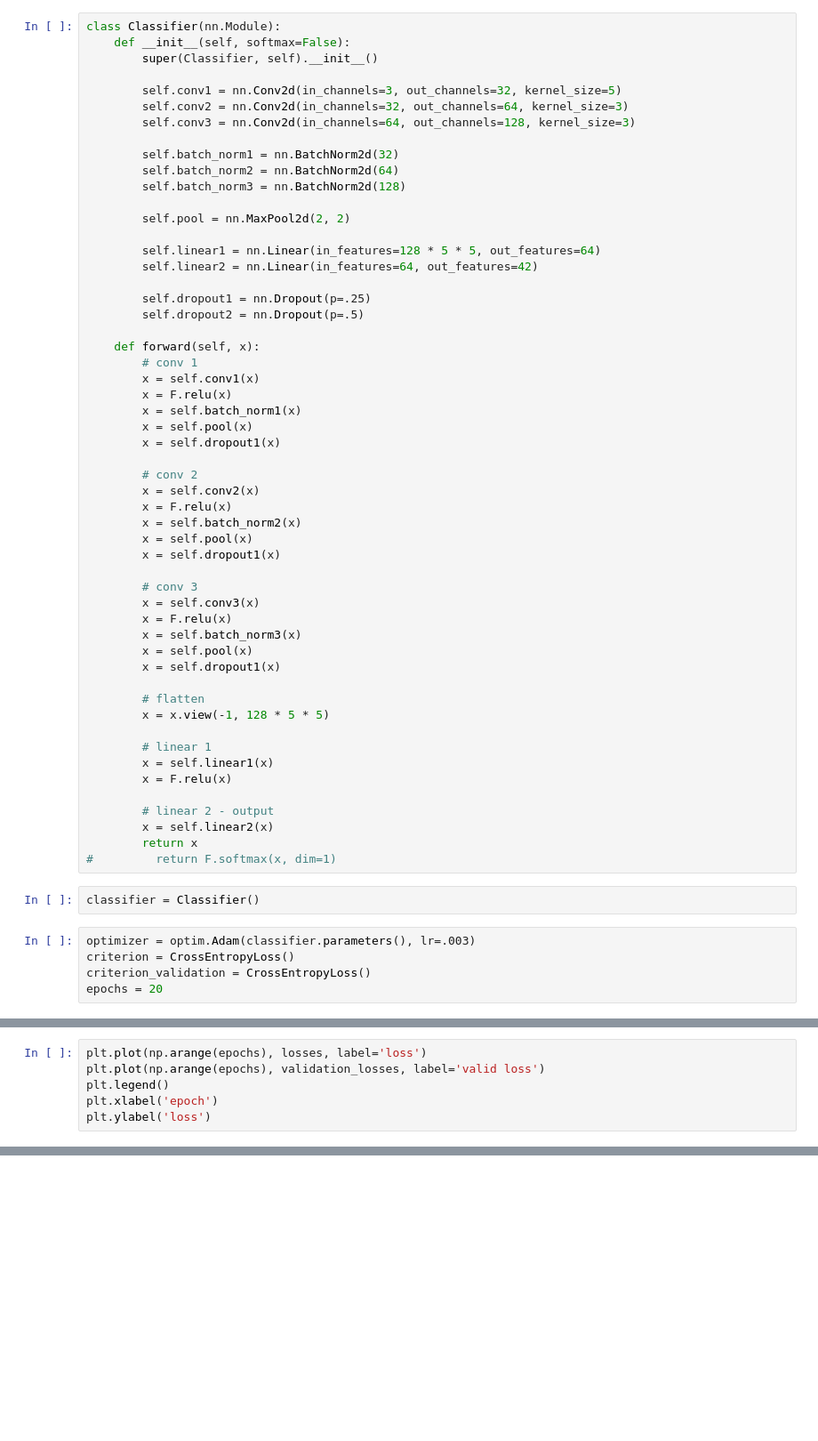
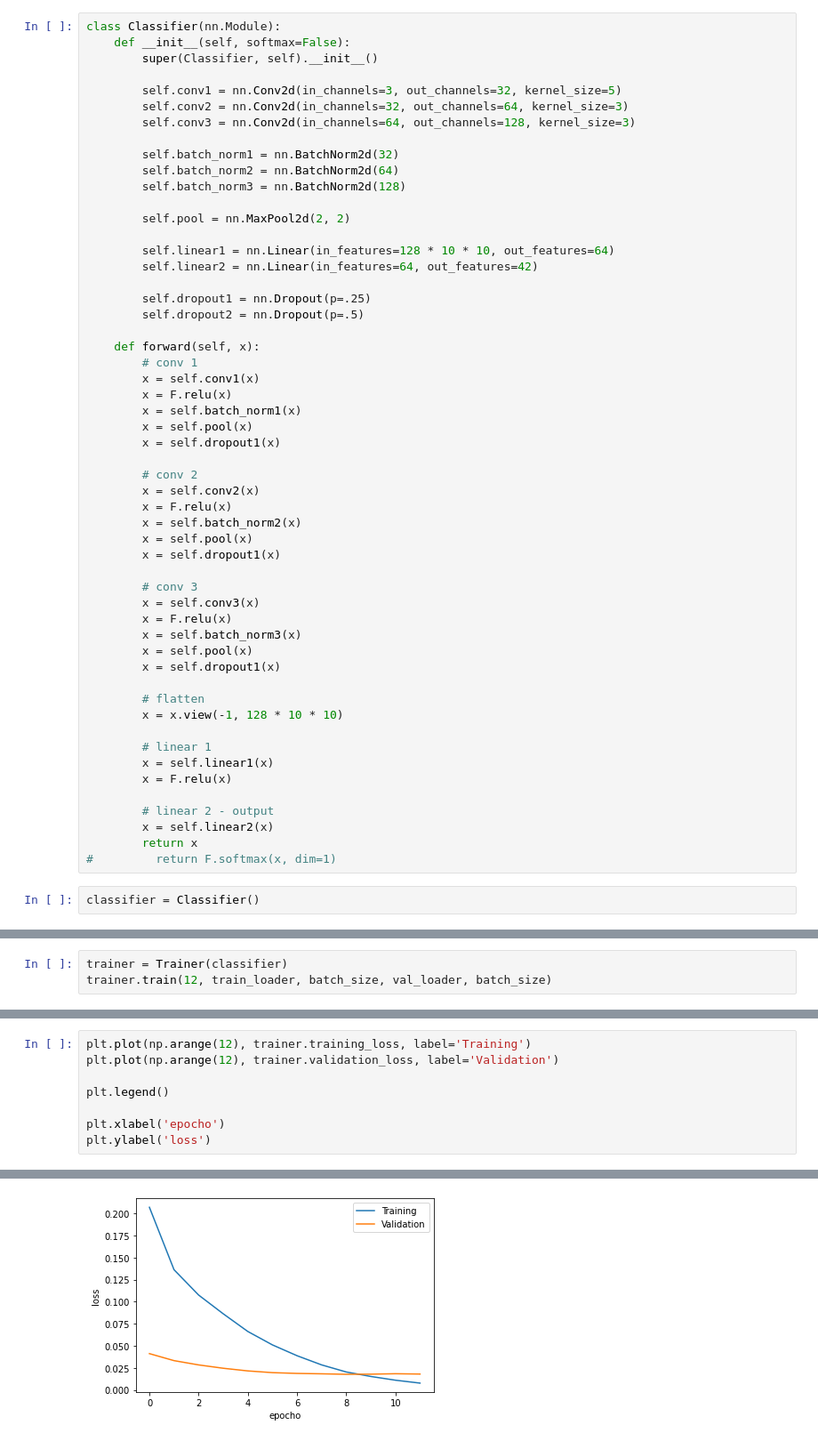
Before and after one commit to Karix0202/simpsons-dataset-playground, a Jupyter notebook: Notebook.ipynb, the cells around one changed output, grey strips where cells are left out. Shown at 89% size. Drawn from its saved outputs; the diff is of its cells as text; blank space fills up the shorter version.

```diff
--- a/Notebook.ipynb
+++ b/Notebook.ipynb
@@ -64,7 +65,7 @@ class Classifier(nn.Module):
 
         self.pool = nn.MaxPool2d(2, 2)
 
-        self.linear1 = nn.Linear(in_features=128 * 5 * 5, out_features=64)
+        self.linear1 = nn.Linear(in_features=128 * 10 * 10, out_features=64)
         self.linear2 = nn.Linear(in_features=64, out_features=42)
 
         self.dropout1 = nn.Dropout(p=.25)
@@ -93,7 +94,7 @@ class Classifier(nn.Module):
         x = self.dropout1(x)
 
         # flatten
-        x = x.view(-1, 128 * 5 * 5)
+        x = x.view(-1, 128 * 10 * 10)
 
         # linear 1
         x = self.linear1(x)
@@ -105,8 +106,3 @@ class Classifier(nn.Module):
 #         return F.softmax(x, dim=1)
 # %%
 classifier = Classifier()
-# %%
-optimizer = optim.Adam(classifier.parameters(), lr=.003)
-criterion = CrossEntropyLoss()
-criterion_validation = CrossEntropyLoss()
-epochs = 20
@@ -151,0 +166,3 @@ KeyboardInterrupt:
+# %%
+trainer = Trainer(classifier)
+trainer.train(12, train_loader, batch_size, val_loader, batch_size)
@@ -152,6 +182,9 @@ KeyboardInterrupt:
 # %%
-plt.plot(np.arange(epochs), losses, label='loss')
-plt.plot(np.arange(epochs), validation_losses, label='valid loss')
+plt.plot(np.arange(12), trainer.training_loss, label='Training')
+plt.plot(np.arange(12), trainer.validation_loss, label='Validation')
+
 plt.legend()
-plt.xlabel('epoch')
+
+plt.xlabel('epocho')
 plt.ylabel('loss')
+# %% [output]
@@ -157,0 +192 @@ plt.ylabel('loss')
+[figure, added]
```
Also changed, not shown: parts of 13 cells of this notebook, 1 other file.
